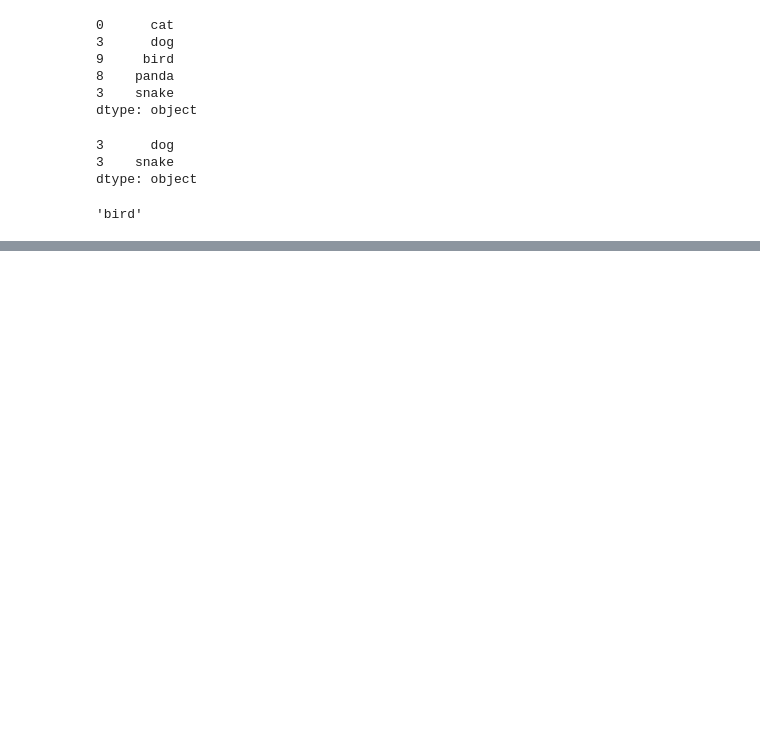
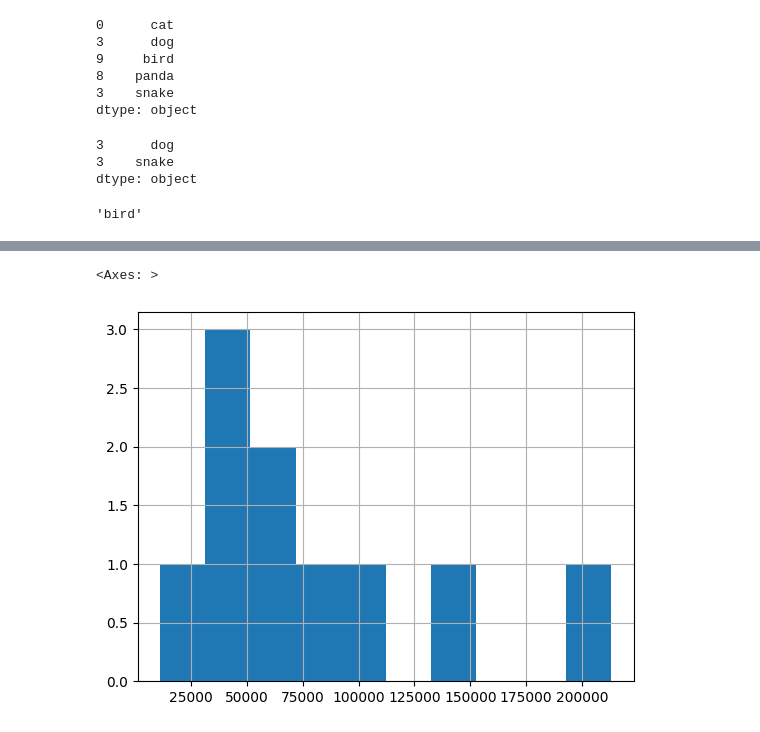
Before and after one commit to codergirlruby10/Pandas, a Jupyter notebook: Pandas.ipynb, the cells around one changed output, grey strips where cells are left out. Saved outputs shown, nothing was run; the diff lists cells and outputs as text; code cells hidden in the pictures; blank space fills up the shorter version.

```diff
--- a/Pandas.ipynb
+++ b/Pandas.ipynb
@@ -201,0 +320,5 @@ animals.loc[9]
+# %%
+car_sales["Odometer (KM)"].hist()
+# %% [output]
+<Axes: >
+[figure, added]
```
Also changed, not shown: parts of 16 cells of this notebook.
